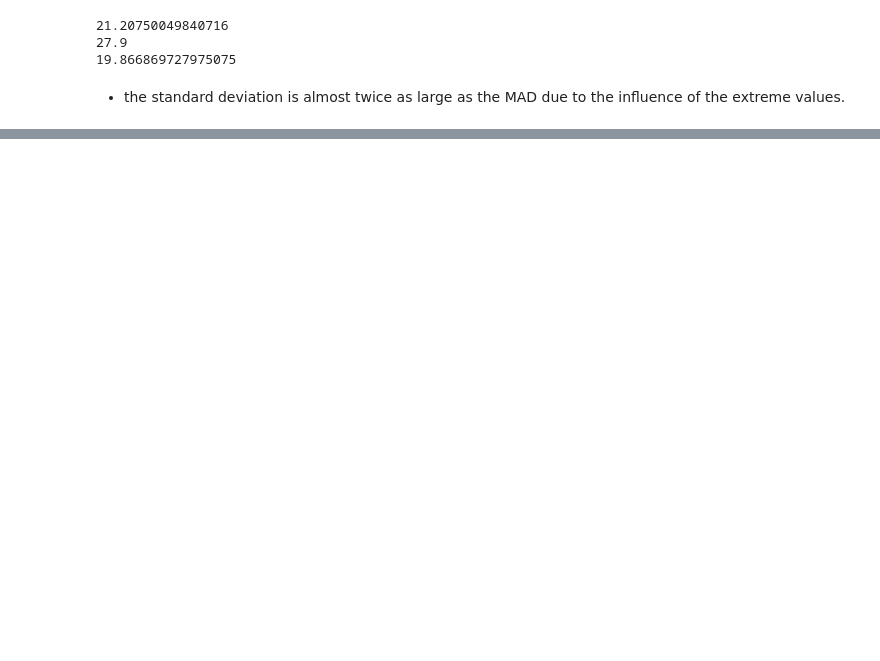
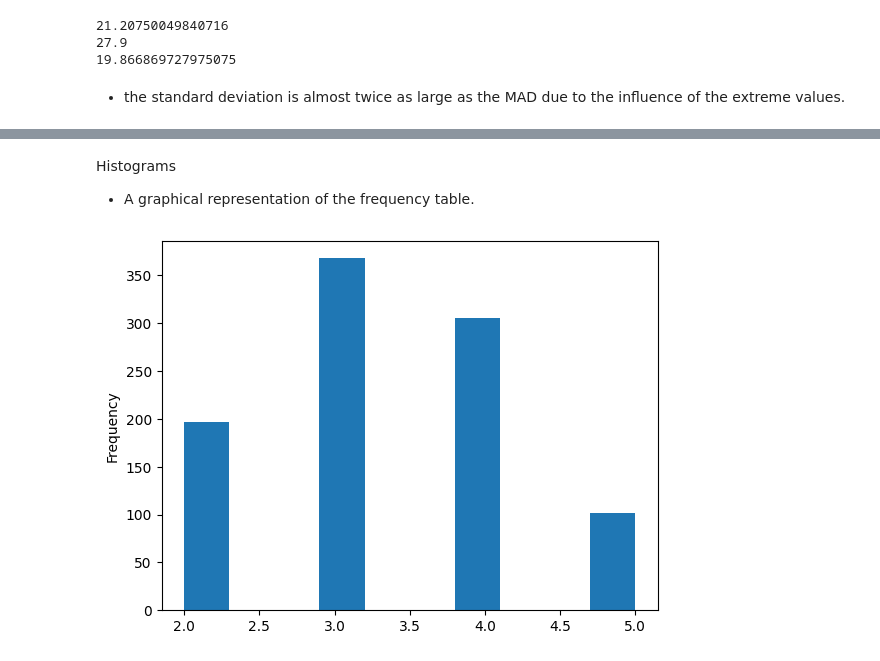
Before and after one commit to lucaspinheiro27/Statistics, a Jupyter notebook: Jupyter_notebooks/Gym_members.ipynb, the cells around one changed output, grey strips where cells are left out. Drawn from its saved outputs; the diff is of its cells as text; code cells hidden in the pictures; blank space fills up the shorter version.

```diff
--- a/Jupyter_notebooks/Gym_members.ipynb
+++ b/Jupyter_notebooks/Gym_members.ipynb
@@ -165,0 +199,7 @@ $$
+# %% [markdown]
+Histograms
+* A graphical representation of the frequency table.
+# %%
+ax = gym['Workout_Frequency (days/week)'].plot(kind='hist')
+# %% [output]
+[figure, added]
```
Also changed, not shown: parts of 17 cells of this notebook.
